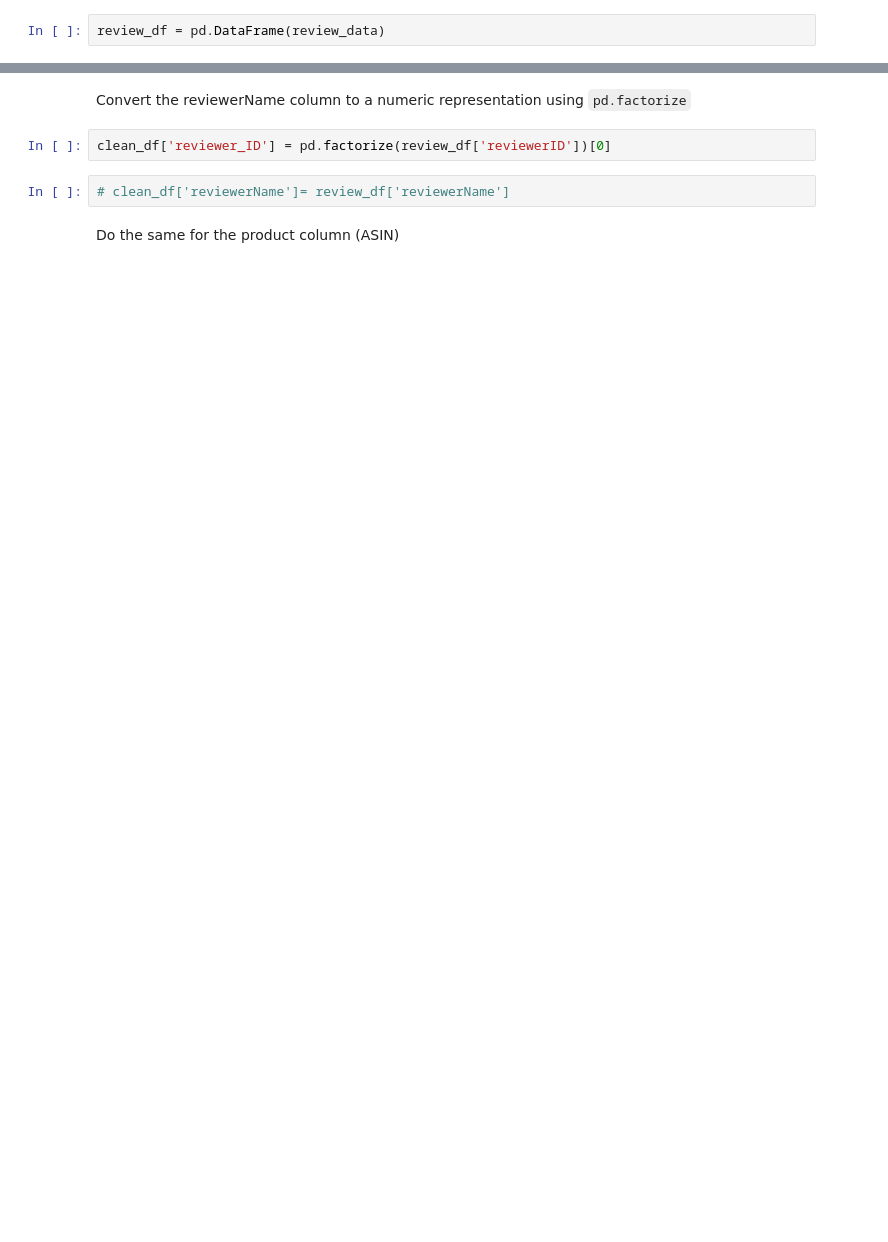
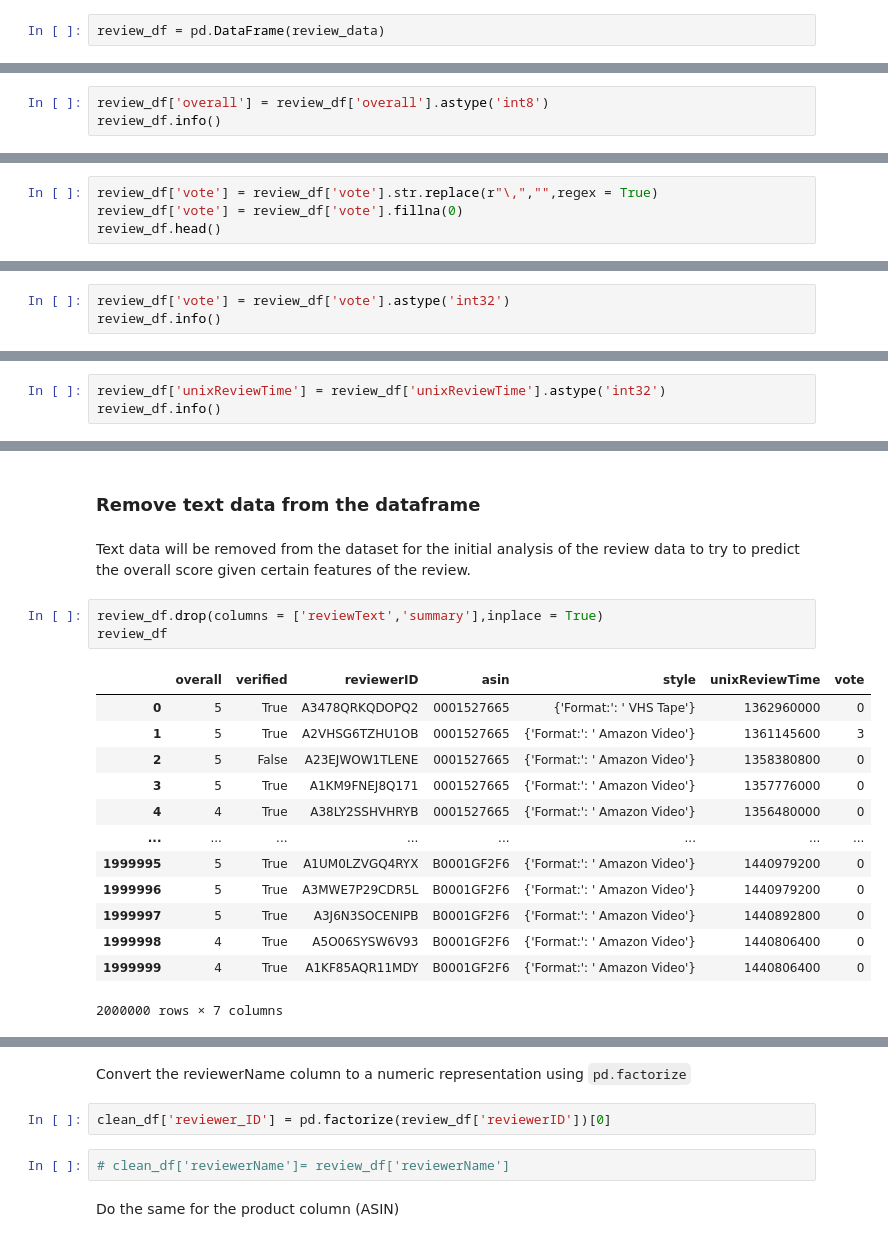
Before and after one commit to JTruong3/Amazon-Product-Recommender, a Jupyter notebook: Capstone preliminary.ipynb, the cells around one changed output, grey strips where cells are left out. Drawn from its saved outputs; the diff is of its cells as text; blank space fills up the shorter version.

```diff
--- a/Capstone preliminary.ipynb
+++ b/Capstone preliminary.ipynb
@@ -64,0 +152,3 @@ memory usage: 7.6+ MB
+# %%
+review_df['overall'] = review_df['overall'].astype('int8')
+review_df.info()
@@ -64,0 +176,4 @@ memory usage: 7.6+ MB
+# %%
+review_df['vote'] = review_df['vote'].str.replace(r"\,","",regex = True)
+review_df['vote'] = review_df['vote'].fillna(0)
+review_df.head()
@@ -64,0 +189,3 @@ memory usage: 7.6+ MB
+# %%
+review_df['vote'] = review_df['vote'].astype('int32')
+review_df.info()
@@ -64,0 +213,3 @@ memory usage: 7.6+ MB
+# %%
+review_df['unixReviewTime'] = review_df['unixReviewTime'].astype('int32')
+review_df.info()
@@ -65 +233,22 @@ memory usage: 7.6+ MB
+# %% [markdown]
+### Remove text data from the dataframe
+# %% [markdown]
+Text data will be removed from the dataset for the initial analysis of the review data to try to predict the overall score given certain features of the review.
+# %%
+review_df.drop(columns = ['reviewText','summary'],inplace = True)
+review_df
+# %% [output]
+|  | overall | verified | reviewerID | asin | style | unixReviewTime | vote |
+| 0 | 5 | True | A3478QRKQDOPQ2 | 0001527665 | {'Format:': ' VHS Tape'} | 1362960000 | 0 |
+| 1 | 5 | True | A2VHSG6TZHU1OB | 0001527665 | {'Format:': ' Amazon Video'} | 1361145600 | 3 |
+| 2 | 5 | False | A23EJWOW1TLENE | 0001527665 | {'Format:': ' Amazon Video'} | 1358380800 | 0 |
+| 3 | 5 | True | A1KM9FNEJ8Q171 | 0001527665 | {'Format:': ' Amazon Video'} | 1357776000 | 0 |
+| 4 | 4 | True | A38LY2SSHVHRYB | 0001527665 | {'Format:': ' Amazon Video'} | 1356480000 | 0 |
+| ... | ... | ... | ... | ... | ... | ... | ... |
+| 1999995 | 5 | True | A1UM0LZVGQ4RYX | B0001GF2F6 | {'Format:': ' Amazon Video'} | 1440979200 | 0 |
+| 1999996 | 5 | True | A3MWE7P29CDR5L | B0001GF2F6 | {'Format:': ' Amazon Video'} | 1440979200 | 0 |
+| 1999997 | 5 | True | A3J6N3SOCENIPB | B0001GF2F6 | {'Format:': ' Amazon Video'} | 1440892800 | 0 |
+| 1999998 | 4 | True | A5O06SYSW6V93 | B0001GF2F6 | {'Format:': ' Amazon Video'} | 1440806400 | 0 |
+| 1999999 | 4 | True | A1KF85AQR11MDY | B0001GF2F6 | {'Format:': ' Amazon Video'} | 1440806400 | 0 |
+2000000 rows × 7 columns
 # %%
```
Also changed, not shown: parts of 72 cells of this notebook.
